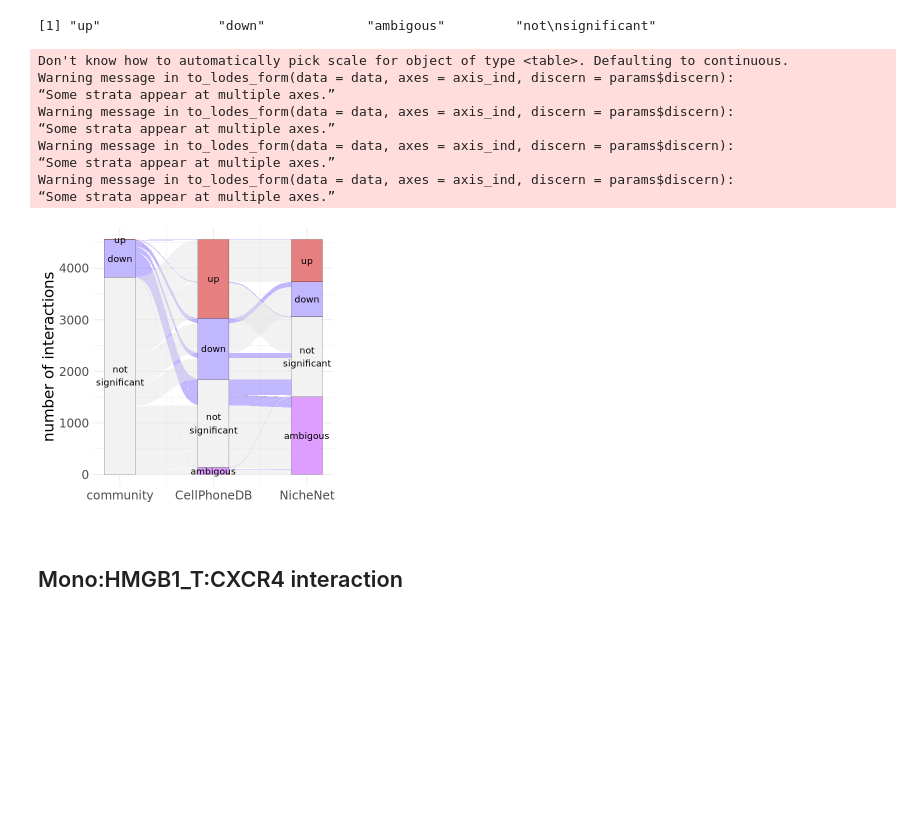
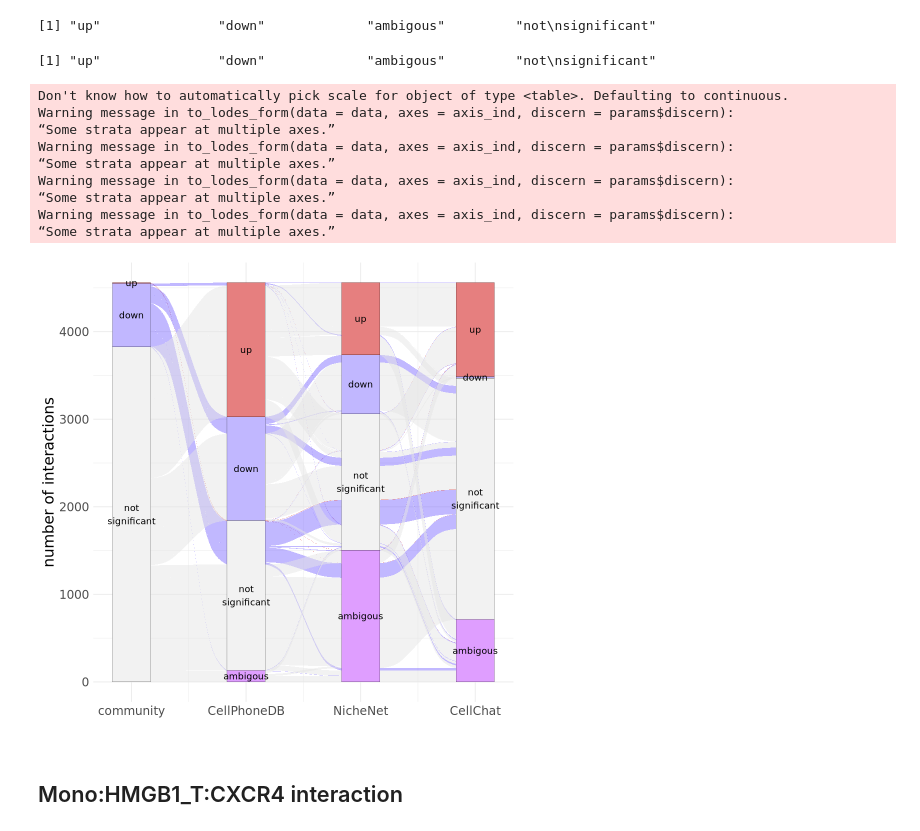
Before and after one commit to colomemaria/community-paper, a Jupyter notebook: src/method_comparison/compare_algorithms/compare_results/compare_algorithms.ipynb, the cells around one changed output. Cells and saved outputs as stored; diff of their text form; code cells hidden in the pictures; blank space fills up the shorter version.

```diff
--- a/src/method_comparison/compare_algorithms/compare_results/compare_algorithms.ipynb
+++ b/src/method_comparison/compare_algorithms/compare_results/compare_algorithms.ipynb
@@ -376,3 +374,15 @@ length(df_cpdb$interaction_ID)
 length(df_nn$interaction_ID)
 # %% [output]
 [1] 10965
+# %%
+# sample coverage:NN
+idx_case <- grepl("AML",colnames(cellchat_interactions$weights))
+idx_control <- grepl("healthy",colnames(cellchat_interactions$weights))
+non_zero_weights <- !is.na(cellchat_interactions$weights)
+df_cc <- data.frame(interaction_ID = rownames(cellchat_interactions$weights)
+                ,number_healthy = rowSums(non_zero_weights[,idx_control])
+                ,number_aml = rowSums(non_zero_weights[,idx_case])
+                )
+
+
+plot_nr_samples(df_cc, "CellChat")
@@ -379,10 +437,13 @@ length(df_nn$interaction_ID)
 # %%
 idx_good_cpdb <- df_cpdb$number_healthy >= 5 | df_cpdb$number_aml >= 5
 idx_good_nn <- df_nn$number_healthy >= 5 | df_nn$number_aml >= 5
+idx_good_cc <- df_cc$number_healthy >= 5 | df_cc$number_aml >= 5
+
 
 int_list <- list(community = community_interactions$anno_interactions$interaction_ID[idx_sign]
                 ,NicheNet = df_nn$interaction_ID[idx_good_nn]
                 ,CellPhoneDB = df_cpdb$interaction_ID[idx_good_cpdb]
+                ,CellChat = df_cc$interaction_ID[idx_good_cc]
                 )
 print(str(int_list))
 
@@ -390,6 +451,7 @@ print(str(int_list))
 numbers <- c(sum(idx_sign)
             ,sum(idx_good_nn)
             ,sum(idx_good_cpdb)
+            ,sum(idx_good_cc)
             )
 names(int_list) <- paste0(names(int_list)
                          ,"\n"
@@ -472,6 +540,7 @@ ambigous     down       up
 int_alluvial <- unique(c(community_interactions$anno_interactions$interaction_ID[idx_sign]
                          ,df_cpdb$interaction_ID[idx_good_cpdb]
                          ,df_nn$interaction_ID[idx_good_nn]
+                         ,df_cc$df_cc$interaction_ID[idx_good_cc]
                             )
                 )
 print(str(int_alluvial))
@@ -484,6 +553,7 @@ NULL
 rownames(community_interactions$anno_interactions) <- community_interactions$anno_interactions$interaction_ID
 rownames(cpdb_interactions$anno_interactions) <- cpdb_interactions$anno_interactions$interaction_ID
 rownames(nn_interactions$anno_interactions) <- nn_interactions$anno_interactions$interaction_ID
+rownames(cellchat_interactions$anno_interactions) <- cellchat_interactions$anno_interactions$interaction_ID
 
 df_facets <- data.frame(interaction_ID = int_alluvial
                        ,community_sign = community_interactions$anno_interactions[int_alluvial,"sign"]
@@ -491,6 +561,7 @@ df_facets <- data.frame(interaction_ID = int_alluvial
                         ,community = rep(NA,length(int_alluvial))
                        ,CellPhoneDB = cpdb_interactions$anno_interactions[int_alluvial,"direction"]
                        ,NicheNet = nn_interactions$anno_interactions[int_alluvial,"direction"]
+                       ,CellChat = cellchat_interactions$anno_interactions[int_alluvial,"direction"]
                        )
 
 # simplify the categories for community
@@ -506,10 +577,12 @@ df_facets$CellPhoneDB[is.na(df_facets$CellPhoneDB)] <- "not\nsignificant"
 # present in community but not in NN
 df_facets$NicheNet[is.na(df_facets$NicheNet)] <- "not\nsignificant"
 
+# present in community but not in CellChat
+df_facets$CellChat[is.na(df_facets$CellChat)] <- "not\nsignificant"
 
 df_facets$comparison <- sapply(1:nrow(df_facets)
                                ,function(i) {
-                                   paste(df_facets[i,c("community","CellPhoneDB","NicheNet")]
+                                   paste(df_facets[i,c("community","CellPhoneDB","NicheNet","CellChat")]
                                         ,collapse = " ")
                                })
 
@@ -540,5 +613,13 @@ df_facets$NicheNet <- factor(df_facets$NicheNet
                                              )
                                   ,ordered = TRUE)
 
+df_facets$CellChat <- factor(df_facets$CellChat
+                                  ,levels = c("up"
+                                              ,"down"
+                                              ,"ambigous"
+                                              ,"not\nsignificant"
+                                             )
+                                  ,ordered = TRUE)
+
 print((df_facets))
 # %% [output]
@@ -578,17 +659,22 @@ levels(df_facets$CellPhoneDB)
 levels(df_facets$NicheNet)
 # %% [output]
 [1] "up"               "down"             "ambigous"         "not\nsignificant"
+# %%
+levels(df_facets$CellChat)
+# %% [output]
+[1] "up"               "down"             "ambigous"         "not\nsignificant"
 # %%
 # plot alluvial
 
-options(repr.plot.width = 5
-       ,repr.plot.height = 5
+options(repr.plot.width = 8
+       ,repr.plot.height = 8
        )
 ggplot(df_facets,
        aes(y = freq,
            axis1 = community
            ,axis2 = CellPhoneDB
            ,axis3 = NicheNet
+           ,axis4 = CellChat
           )
       ) +
 geom_alluvium(aes(fill = community)
@@ -611,36 +697,41 @@ geom_stratum(alpha = 0.5
 
                                       ,"ambigous"
                                        ,"not\nsignificant"
                                        ,"down"
                                        ,"up"
+
+                                       ,"ambigous"
+                                       ,"not\nsignificant"
+                                       ,"down"
+                                       ,"up"
                                       )
                                     ]
             ,linewidth = 0.1
             )+
 geom_text(stat = "stratum"
           ,aes(label = after_stat(stratum))
          ) +
 ylab("number of interactions")+
 xlab("")+
-scale_x_continuous(breaks = 1:3
-                   ,labels = c("community", "CellPhoneDB", "NicheNet")
+scale_x_continuous(breaks = 1:4
+                   ,labels = c("community", "CellPhoneDB", "NicheNet","CellChat")
 
                   ) +
 theme_minimal()+
 theme(legend.position="none"
      ,text = element_text(size = 18)
      )
 # %% [output]
 Don't know how to automatically pick scale for object of type <table>. Defaulting to continuous.
 Warning message in to_lodes_form(data = data, axes = axis_ind, discern = params$discern):
 “Some strata appear at multiple axes.”
 Warning message in to_lodes_form(data = data, axes = axis_ind, discern = params$discern):
 “Some strata appear at multiple axes.”
 Warning message in to_lodes_form(data = data, axes = axis_ind, discern = params$discern):
 “Some strata appear at multiple axes.”
 Warning message in to_lodes_form(data = data, axes = axis_ind, discern = params$discern):
 “Some strata appear at multiple axes.”
-[figure, old version]
+[figure, new version]
 # %% [markdown]
 ## Mono:HMGB1_T:CXCR4 interaction
 # %%
```
Also changed, not shown: parts of 32 cells of this notebook, 8 other files.
